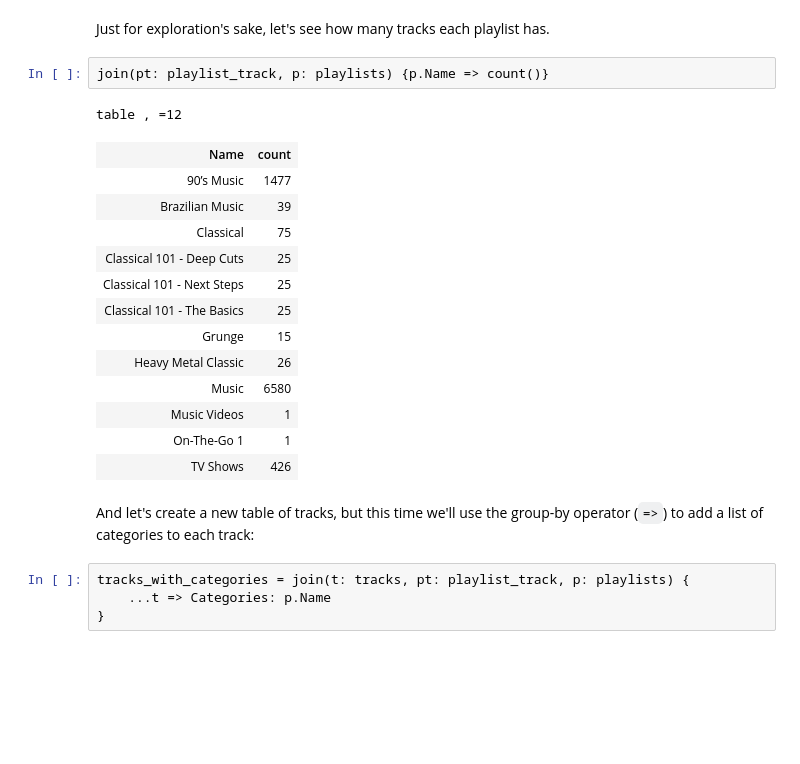
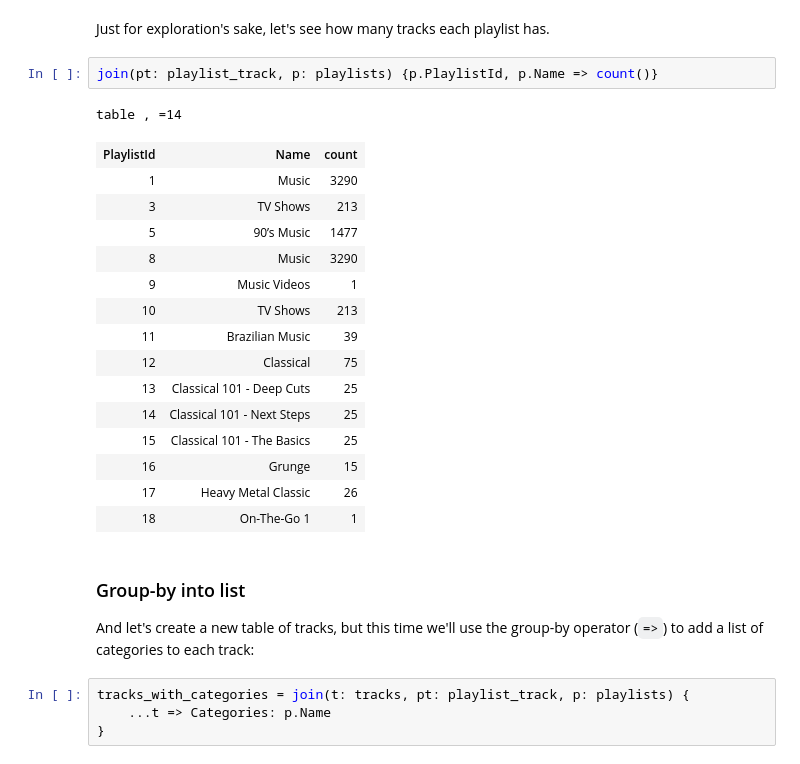
Before and after one commit to erezsh/preql-binder, a Jupyter notebook: tutorial_exploring_a_database.ipynb, the cells around one changed output. Drawn from its saved outputs; the diff is of its cells as text; blank space fills up the shorter version.

```diff
--- a/tutorial_exploring_a_database.ipynb
+++ b/tutorial_exploring_a_database.ipynb
@@ -169,23 +202,27 @@ table playlist_track {
 # %% [markdown]
 Just for exploration's sake, let's see how many tracks each playlist has.
 # %%
-join(pt: playlist_track, p: playlists) {p.Name => count()}
+join(pt: playlist_track, p: playlists) {p.PlaylistId, p.Name => count()}
 # %% [output]
-table , =12
+table , =14
-| Name | count |
-| 90’s Music | 1477 |
-| Brazilian Music | 39 |
-| Classical | 75 |
-| Classical 101 - Deep Cuts | 25 |
-| Classical 101 - Next Steps | 25 |
-| Classical 101 - The Basics | 25 |
-| Grunge | 15 |
-| Heavy Metal Classic | 26 |
-| Music | 6580 |
-| Music Videos | 1 |
-| On-The-Go 1 | 1 |
-| TV Shows | 426 |
+| PlaylistId | Name | count |
+| 1 | Music | 3290 |
+| 3 | TV Shows | 213 |
+| 5 | 90’s Music | 1477 |
+| 8 | Music | 3290 |
+| 9 | Music Videos | 1 |
+| 10 | TV Shows | 213 |
+| 11 | Brazilian Music | 39 |
+| 12 | Classical | 75 |
+| 13 | Classical 101 - Deep Cuts | 25 |
+| 14 | Classical 101 - Next Steps | 25 |
+| 15 | Classical 101 - The Basics | 25 |
+| 16 | Grunge | 15 |
+| 17 | Heavy Metal Classic | 26 |
+| 18 | On-The-Go 1 | 1 |
 # %% [markdown]
+### Group-by into list
+
 And let's create a new table of tracks, but this time we'll use the group-by operator (`=>`) to add a list of categories to each track:
 # %%
 tracks_with_categories = join(t: tracks, pt: playlist_track, p: playlists) {
```
Also changed, not shown: parts of 10 cells of this notebook, 1 other file.
